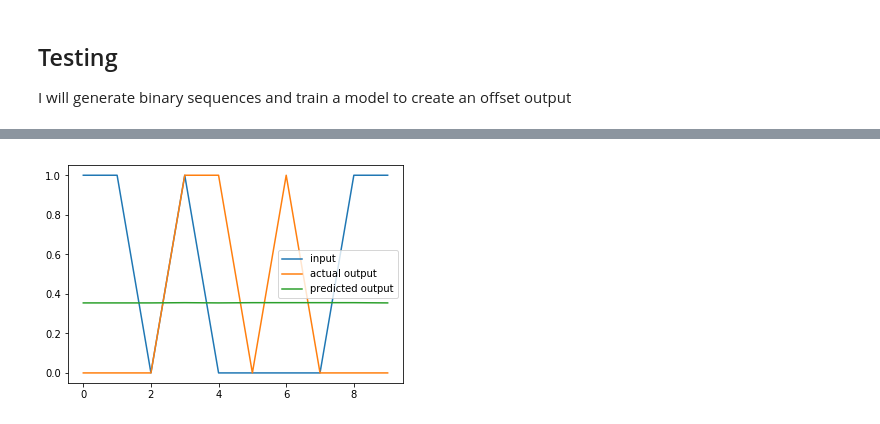
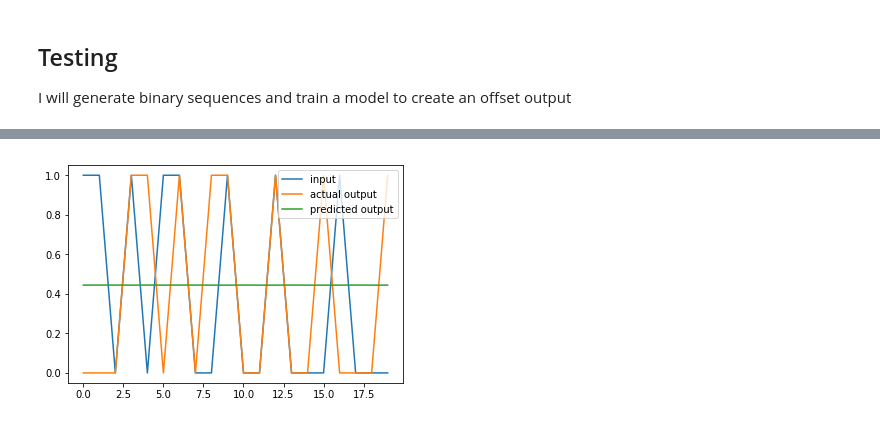
Before and after one commit to CahidArda/data-science-intenship-study, a Jupyter notebook: notebooks/rnn/rnn.ipynb, the cells around one changed output, grey strips where cells are left out. Saved outputs shown, nothing was run; the diff lists cells and outputs as text; code cells hidden in the pictures.

```diff
--- a/notebooks/rnn/rnn.ipynb
+++ b/notebooks/rnn/rnn.ipynb
@@ -127,12 +127,13 @@ def training_loop(model, x, y_actual, epochs, learning_rate, print_every = 1):
         if epoch%print_every == 0 or epoch == epochs-1:
             print("Epoch %2d: loss=%2.5f" % (epoch, current_loss))
 # %%
-SEQUENCE_LENGHT = 10
+SEQUENCE_LENGHT = 20
 BATCH_SIZE = 50
 N_BATCHES = 1
 N_EPOCH = 20
 
 X = np.random.choice([0,1], (N_BATCHES, BATCH_SIZE, SEQUENCE_LENGHT), p=[0.5,0.5])
+X[:, :, -SHIFT_BY:] = 0
 X = tf.constant(X, dtype = tf.dtypes.float64)
 
 SHIFT_BY = 3
@@ -192,6 +193,6 @@ def plot_data(x, y, batch_index, sequence_index, model = None):
     plt.legend()
     plt.show()
 # %%
-plot_data(X, y, 0, 10, rnn)
+plot_data(X, y, 0, 15, rnn)
 # %% [output]
-[figure, old version]
+[figure, new version]
```
Also changed, not shown: parts of 2 cells of this notebook.
